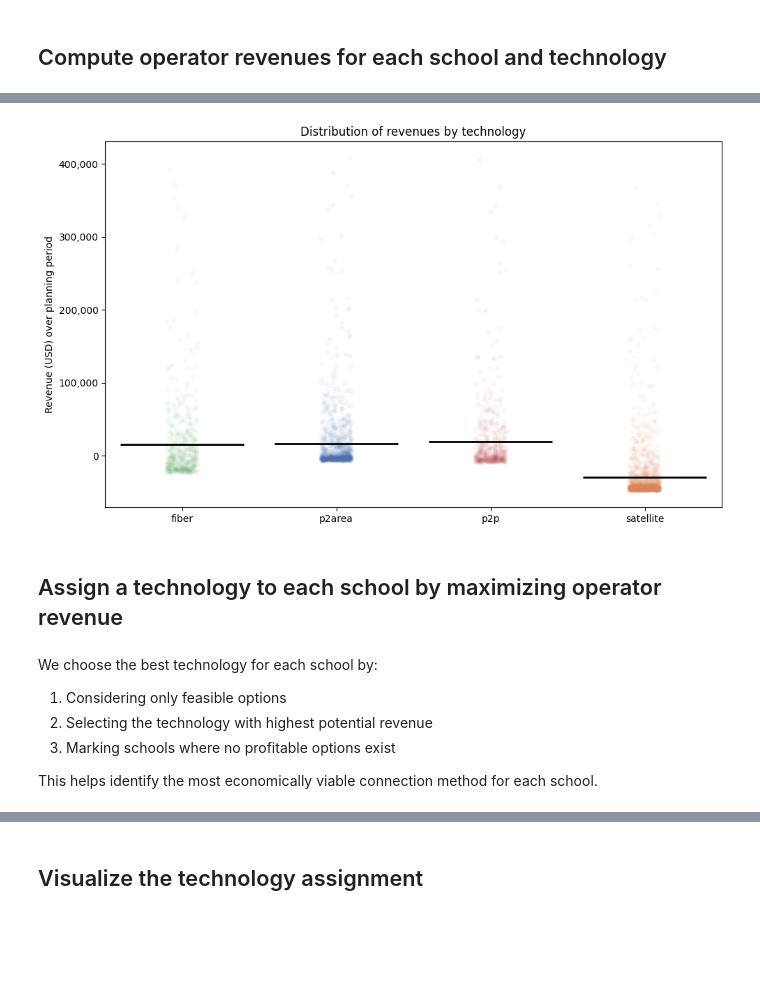
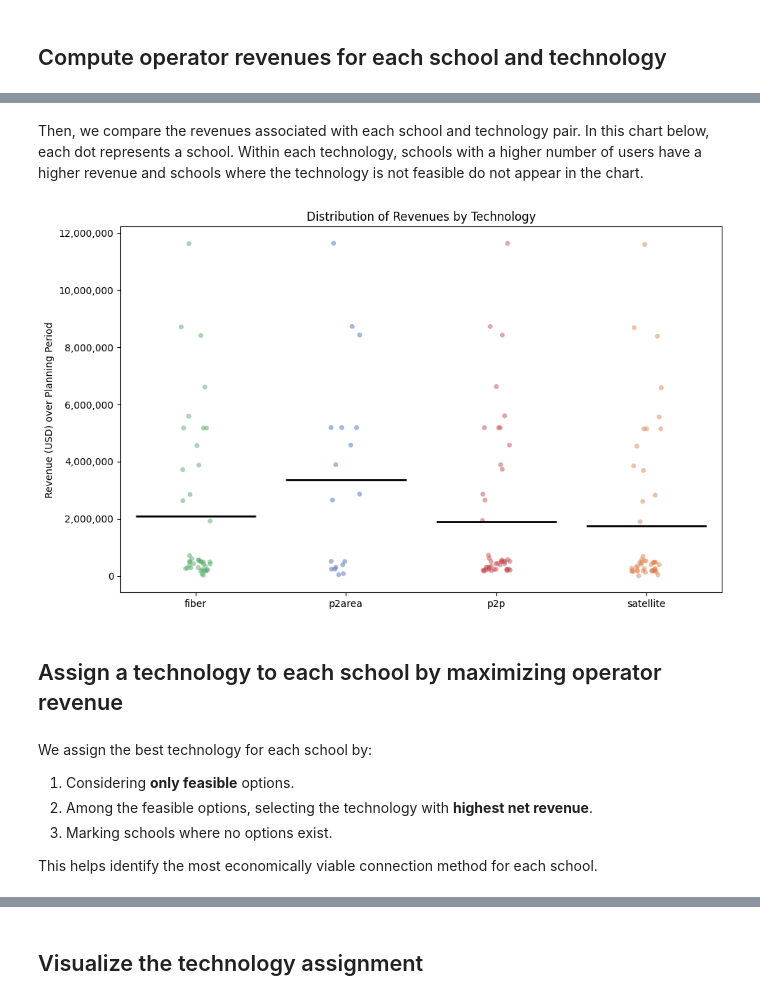
Before and after one commit to FNS-Division/GIGA-mapping-training, a Jupyter notebook: cost_modelling.ipynb, the cells around one changed output, grey strips where cells are left out. Saved outputs shown, nothing was run; the diff lists cells and outputs as text; code cells hidden in the pictures; blank space fills up the shorter version.

```diff
--- a/cost_modelling.ipynb
+++ b/cost_modelling.ipynb
@@ -241,7 +246,7 @@ We determine which connection technologies are possible for each school based on
 This helps eliminate impossible options before cost analysis.
 # %%
 feasibility = merged_results.copy()
-feasibility["fiber_feasible"] = feasibility["fiber_node_distance"] <= max_fiber_length.value*1000
+feasibility["fiber_feasible"] = feasibility["fiber_node_distance"] <= tech_controls['fiber']['max_length'].value*1000
 feasibility["p2area_feasible"] = feasibility["coverage"]
 feasibility["p2p_feasible"] = feasibility["visible"]
 feasibility["satellite_feasible"] = True
@@ -328,4 +337,4 @@ revenues = revenues[["fiber_revenue", "p2area_revenue", "p2p_revenue", "satellit
 # %%
 # Set cost to missing if technology is not feasible
 for tech in ['fiber', 'p2area', 'p2p', 'satellite']:
-    revenues.loc[~feasibility[f'{tech}_feasible'], f'{tech}_revenue'] = np.nan
+    net_revenues.loc[~feasibility[f'{tech}_feasible'], f'{tech}_net_revenue'] = np.nan
@@ -342,36 +364,38 @@ revenues.head()
+# %% [markdown]
+Then, we compare the revenues associated with each school and technology pair. In this chart below, each dot represents a school. Within each technology, schools with a higher number of users have a higher revenue and schools where the technology is not feasible do not appear in the chart.
 # %%
-# @title Figure
+# @title Figure: Revenues by Technology
 # Box plot of revenues by technology
-data = revenues[['fiber_revenue', 'p2area_revenue', 'p2p_revenue', 'satellite_revenue']].melt(
+data = net_revenues[['fiber_net_revenue', 'p2area_net_revenue', 'p2p_net_revenue', 'satellite_net_revenue']].melt(
    var_name='Technology',
    value_name='Revenue'
 )
-data['Technology'] = data['Technology'].str.replace('_revenue', '')
+data['Technology'] = data['Technology'].str.replace('_net_revenue', '')
 plt.figure(figsize=(10, 6))
 sns.boxplot(x='Technology', y='Revenue', data=data, palette=color_map, hue='Technology',
             showfliers=False, showbox=False, showcaps=False, showmeans=True, meanline=True,
             meanprops={'color': 'k', 'ls': '-', 'lw': 2},
             medianprops={'visible': False},
             whiskerprops={'visible': False},
             zorder=10)
 
-sns.stripplot(x='Technology', y='Revenue', data=data, alpha=0.05, jitter=True, palette=color_map, hue='Technology')
+sns.stripplot(x='Technology', y='Revenue', data=data, alpha=0.5, jitter=True, palette=color_map, hue='Technology')
 plt.xlabel('')
-plt.ylabel('Revenue (USD) over planning period')
-plt.title('Distribution of revenues by technology')
+plt.ylabel('Revenue (USD) over Planning Period')
+plt.title('Distribution of Revenues by Technology')
 plt.gca().yaxis.set_major_formatter(FuncFormatter(lambda x, _: f'{int(x):,}'))
 plt.tight_layout()
 plt.show()
 # %% [output]
-[figure, old version]
+[figure, new version]
 # %% [markdown]
 ## Assign a technology to each school by maximizing operator revenue
 # %% [markdown]
-We choose the best technology for each school by:
+We assign the best technology for each school by:
 
-1. Considering only feasible options
-2. Selecting the technology with highest potential revenue
-3. Marking schools where no profitable options exist
+1. Considering **only feasible** options.
+2. Among the feasible options, selecting the technology with **highest net revenue**.
+3. Marking schools where no options exist.
 
 This helps identify the most economically viable connection method for each school.
 # %%
```
Also changed, not shown: parts of 20 cells of this notebook.
